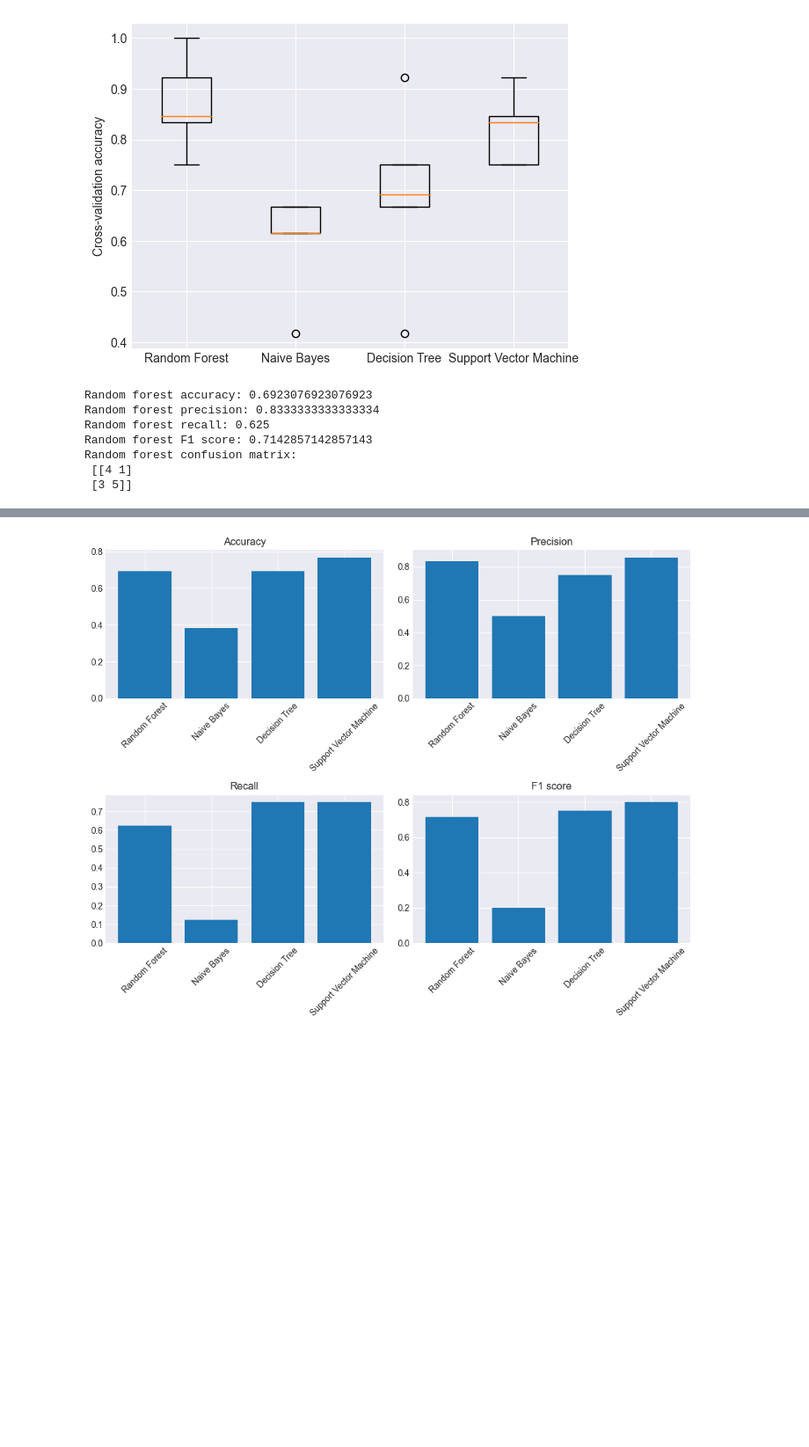
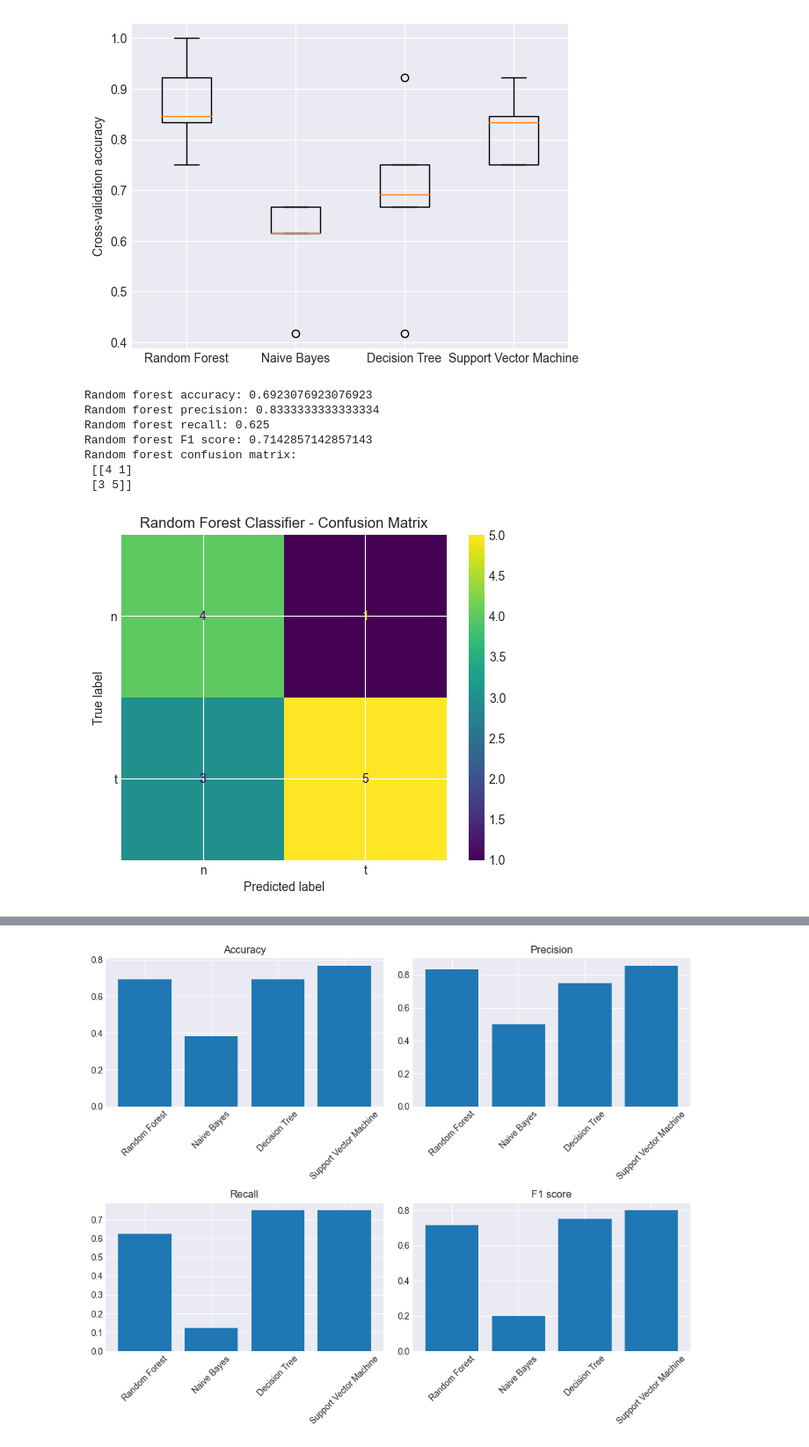
Before and after one commit to erirosv/Microarray-data, a Jupyter notebook: notebooks/Classifier-test.ipynb, the cells around one changed output, grey strips where cells are left out. Shown: that part at 88% size. Drawn from its saved outputs; the diff is of its cells as text; code cells hidden in the pictures; blank space fills up the shorter version.

```diff
--- a/notebooks/Classifier-test.ipynb
+++ b/notebooks/Classifier-test.ipynb
@@ -130,26 +130,33 @@ plot_scores(rf_scores, nb_scores, dt_scores, svm_scores)
 # %%
 rfc_accuracy = accuracy_score(y_test, y_pred_rfc)
 print('Random forest accuracy:', rfc_accuracy)
 
 # Calculate precision, recall, and F1 score for the random forest classifier
 rfc_precision = precision_score(y_test, y_pred_rfc, pos_label='t')
 rfc_recall = recall_score(y_test, y_pred_rfc, pos_label='t')
 rfc_f1 = f1_score(y_test, y_pred_rfc, pos_label='t')
 print('Random forest precision:', rfc_precision)
 print('Random forest recall:', rfc_recall)
 print('Random forest F1 score:', rfc_f1)
 
 # Calculate the confusion matrix for the random forest classifier
 rfc_confusion_matrix = confusion_matrix(y_test, y_pred_rfc)
 print('Random forest confusion matrix:\n', rfc_confusion_matrix)
+
+# Plot the confusion matrix for the random forest classifier
+disp_rfc = ConfusionMatrixDisplay(confusion_matrix=rfc_confusion_matrix, display_labels=['n', 't'])
+disp_rfc.plot()
+plt.title('Random Forest Classifier - Confusion Matrix')
+plt.show()
 # %% [output]
 Random forest accuracy: 0.6923076923076923
 Random forest precision: 0.8333333333333334
 Random forest recall: 0.625
 Random forest F1 score: 0.7142857142857143
 Random forest confusion matrix:
  [[4 1]
  [3 5]]
+[figure, added]
 # %%
 nb_accuracy = accuracy_score(y_test, y_pred_nb)
 print('Naive Bayes accuracy:', nb_accuracy)
```
Also changed, not shown: parts of 3 cells of this notebook.
